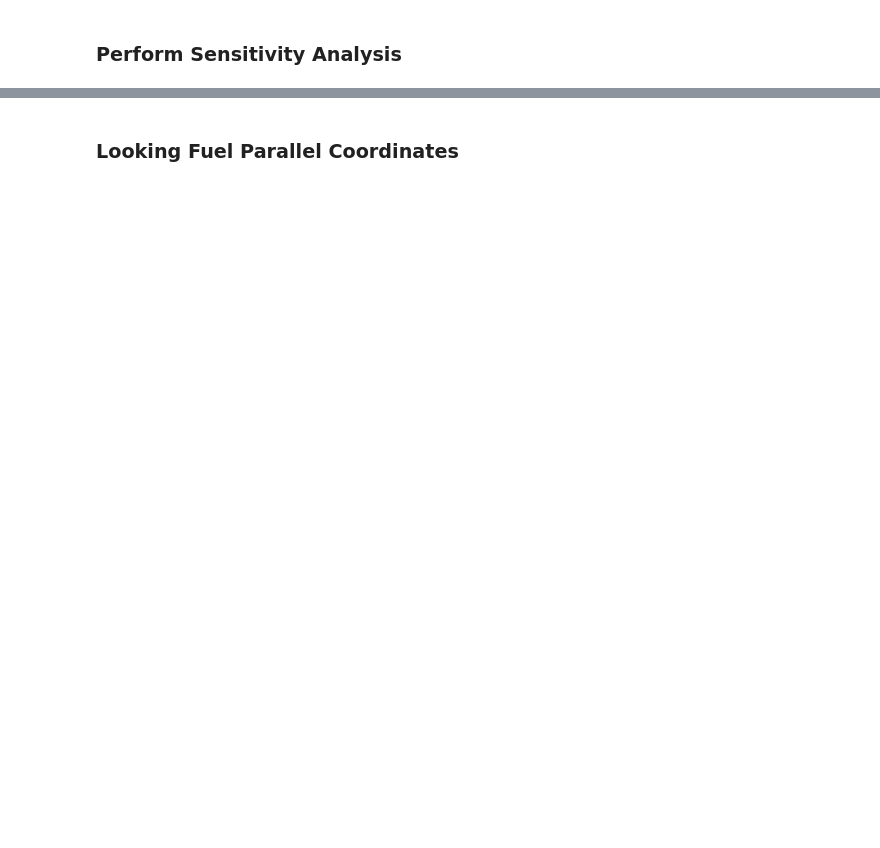
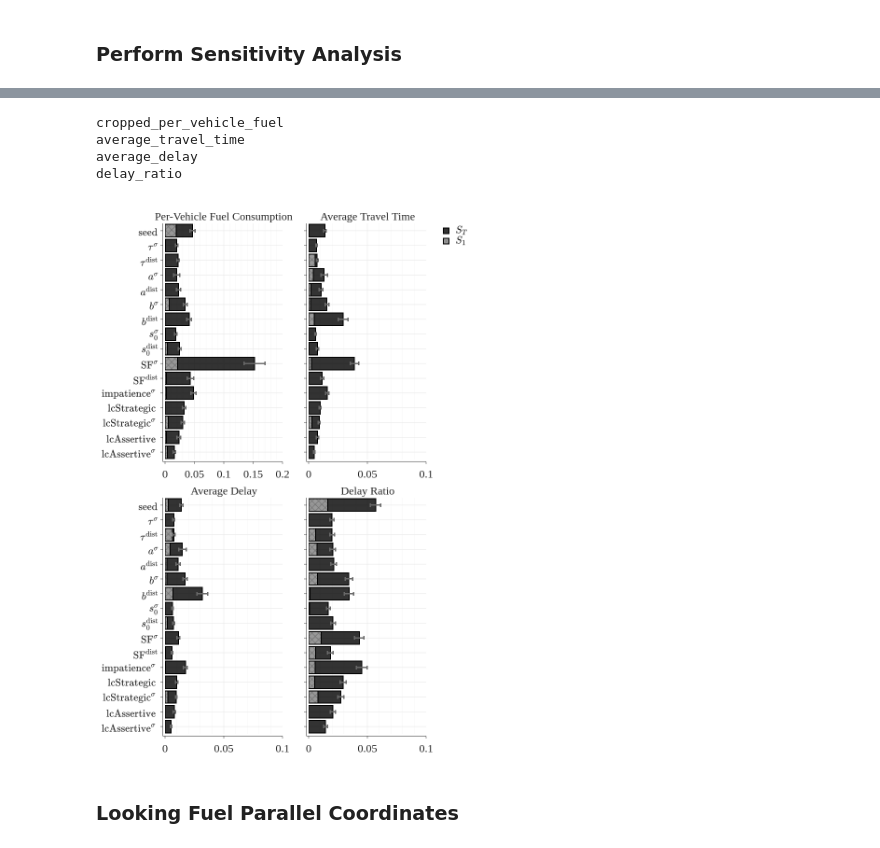
Before and after one commit to UnivOfAlabama-BittleResearchGroup/sa-traffic-sim, a Jupyter notebook: notebooks/SA1/SA1.ipynb, the cells around one changed output, grey strips where cells are left out. Saved outputs shown, nothing was run; the diff lists cells and outputs as text; code cells hidden in the pictures; blank space fills up the shorter version.

```diff
--- a/notebooks/SA1/SA1.ipynb
+++ b/notebooks/SA1/SA1.ipynb
@@ -280,29 +261,34 @@ Image(fig.to_image(format="png", width=800, height=1200))
 # %%
 fig = plot_bars(
     sobol_df.filter(
-        ~pl.col('names').is_in(['speedFactor', 'minGap', 'Accel', 'Decel', 'Tau', 'impatience'])
+        ~pl.col("names").is_in(
+            ["speedFactor", "minGap", "Accel", "Decel", "Tau", "impatience"]
+        )
     ),
     plot_columns=[
         "cropped_per_vehicle_fuel",
         "average_travel_time",
         # "average_fc",
         "average_delay",
         "delay_ratio",
     ],
     pretty_columns=[
         "Per-Vehicle Fuel Consumption",
         "Average Travel Time",
         "Average Delay",
         "Delay Ratio",
     ],
     sort_columns=["order"],
     variable_column="names",
     use_latex=True,
 )
 
-# display the figure as an image
-from IPython.display import Image
-
-Image(fig.to_image(format="png", width=800, height=1200))
+plotly_2_image(fig)
+# %% [output]
+cropped_per_vehicle_fuel
+average_travel_time
+average_delay
+delay_ratio
+[figure, added]
 # %% [markdown]
 ### Looking Fuel Parallel Coordinates
```
Also changed, not shown: parts of 65 cells of this notebook, 7 other files.
